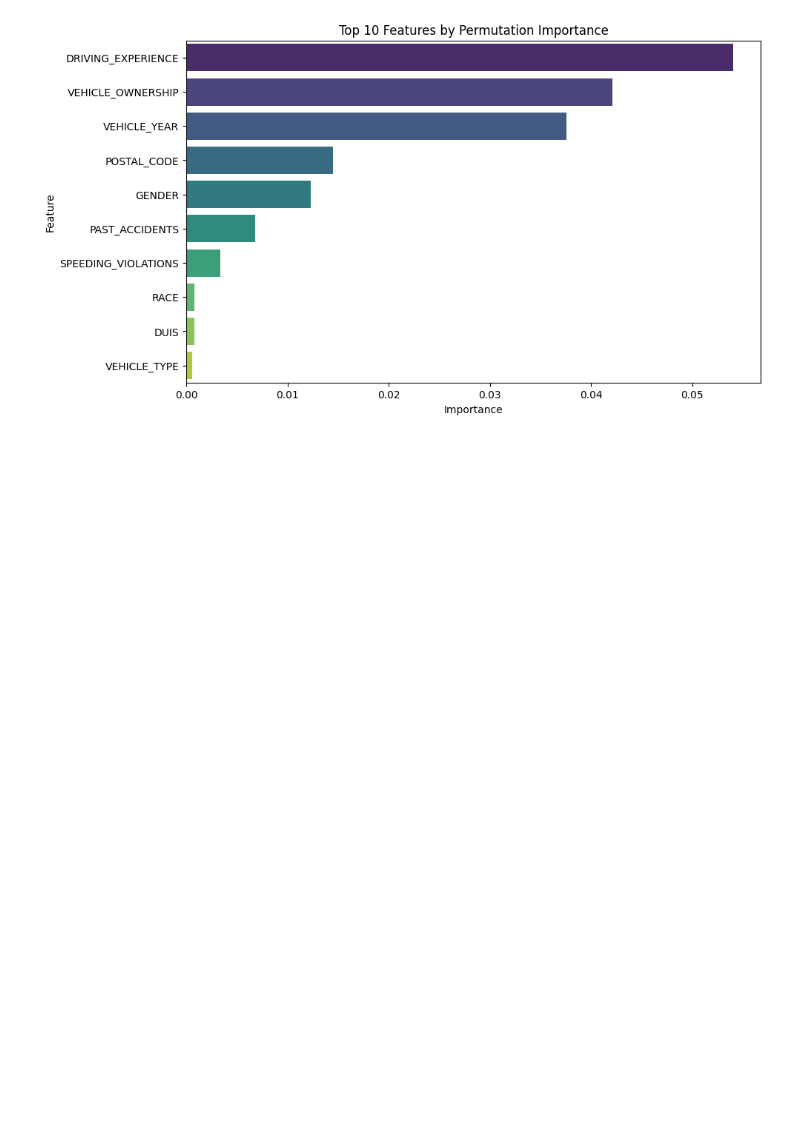
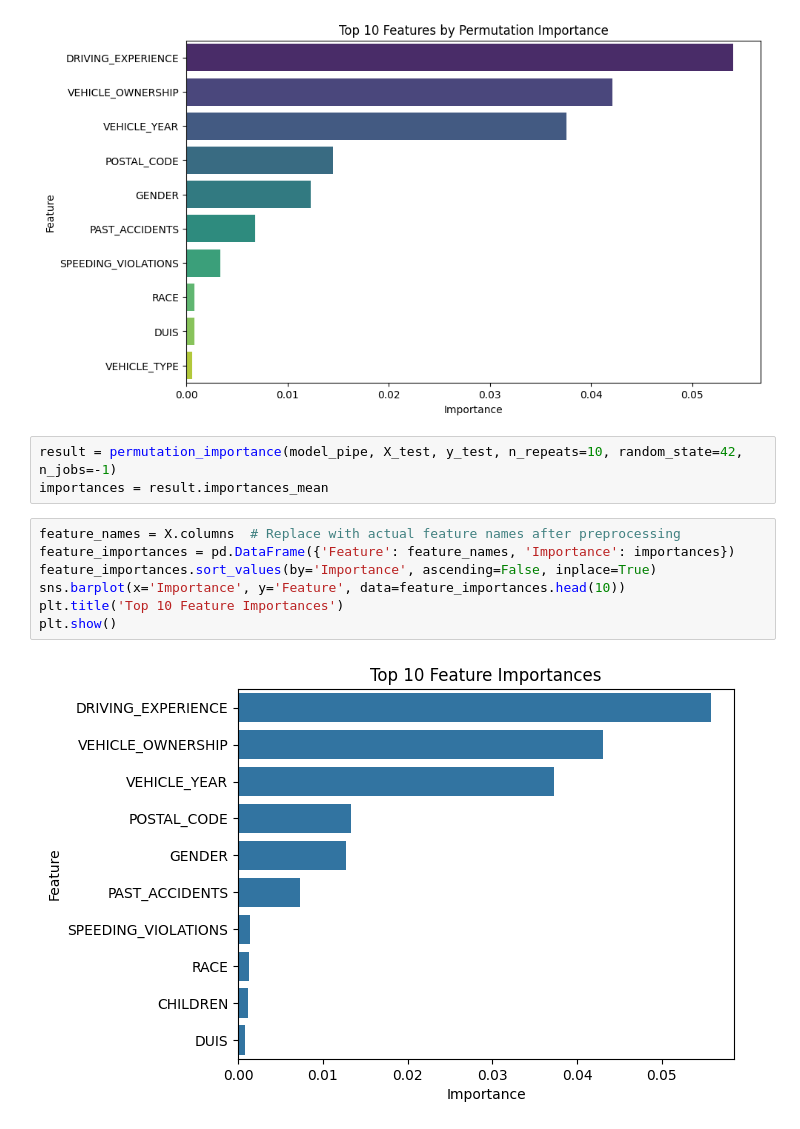
Before and after one commit to baraa-hakawati/Car-Insurance-Claim-Analysis, a Jupyter notebook: Car_Insurance_Claim_Analysis.ipynb, the cells around one changed output. Saved outputs shown, nothing was run; the diff lists cells and outputs as text; blank space fills up the shorter version.

```diff
--- a/Car_Insurance_Claim_Analysis.ipynb
+++ b/Car_Insurance_Claim_Analysis.ipynb
@@ -484,3 +484,15 @@ Passing `palette` without assigning `hue` is deprecated and will be removed in v
 
   sns.barplot(x='Importance', y='Feature', data=top10, palette="viridis")
 [figure]
+# %%
+result = permutation_importance(model_pipe, X_test, y_test, n_repeats=10, random_state=42, n_jobs=-1)
+importances = result.importances_mean
+# %%
+feature_names = X.columns  # Replace with actual feature names after preprocessing
+feature_importances = pd.DataFrame({'Feature': feature_names, 'Importance': importances})
+feature_importances.sort_values(by='Importance', ascending=False, inplace=True)
+sns.barplot(x='Importance', y='Feature', data=feature_importances.head(10))
+plt.title('Top 10 Feature Importances')
+plt.show()
+# %% [output]
+[figure, added]
```
Also changed, not shown: parts of 1 cell of this notebook.
